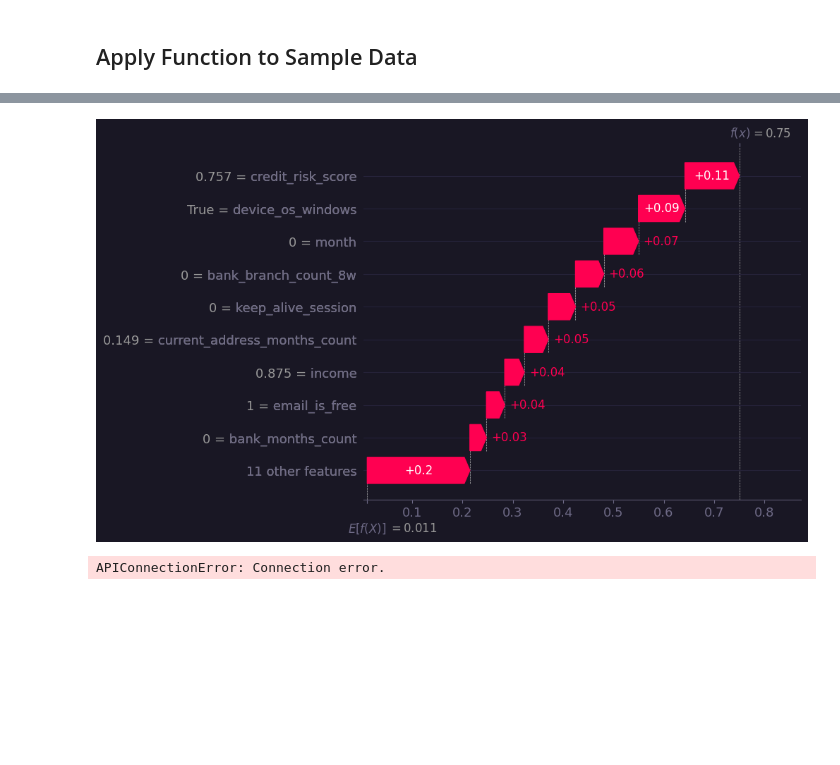
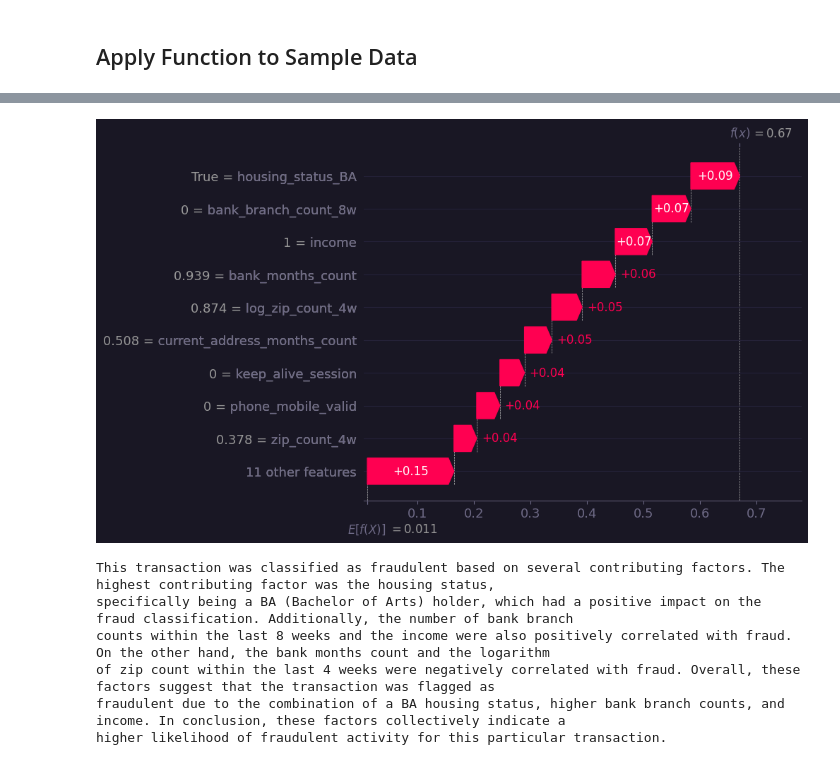
Before and after one commit to rcwylie/ShapGPT, a Jupyter notebook: ShapGPT.ipynb, the cells around one changed output, grey strips where cells are left out. Saved outputs shown, nothing was run; the diff lists cells and outputs as text; code cells hidden in the pictures; blank space fills up the shorter version.

```diff
--- a/ShapGPT.ipynb
+++ b/ShapGPT.ipynb
@@ -257,7 +261,6 @@ def explain_rf_pred(sample_number):
     df['Rank_Abs_Values'] = df['Values'].abs().rank(ascending=False)
     df = df.sort_values('Rank_Abs_Values').reset_index(drop = True)
 
-    Sample_prediction = sample_pred[sample_number]
 
     # Plot the Waterfall chart
     plot =  shap.plots.waterfall(shap_values[sample_number,:,1])
@@ -268,6 +271,7 @@ def explain_rf_pred(sample_number):
 
     elif sample_pred[sample_number] == 0:
         prediction_string = "This is not a fraudulent transaction."
+
 
     # Make a string of the top 5 values
     df_string = df[0:5].to_string(index=False)
@@ -367,6 +368,11 @@ score.  [The Graph will be displayed here]  In conclusion, this transaction was
 # %%
 # Call the function for a fraudulent sample
-explain_rf_pred(30)
+explain_rf_pred(78)
 # %% [output]
-[figure, old version]
+[figure, new version]
-APIConnectionError: Connection error.
+This transaction was classified as fraudulent based on several contributing factors. The highest contributing factor was the housing status,
+specifically being a BA (Bachelor of Arts) holder, which had a positive impact on the fraud classification. Additionally, the number of bank branch
+counts within the last 8 weeks and the income were also positively correlated with fraud. On the other hand, the bank months count and the logarithm
+of zip count within the last 4 weeks were negatively correlated with fraud. Overall, these factors suggest that the transaction was flagged as
+fraudulent due to the combination of a BA housing status, higher bank branch counts, and income. In conclusion, these factors collectively indicate a
+higher likelihood of fraudulent activity for this particular transaction.
```
Also changed, not shown: parts of 4 cells of this notebook.
